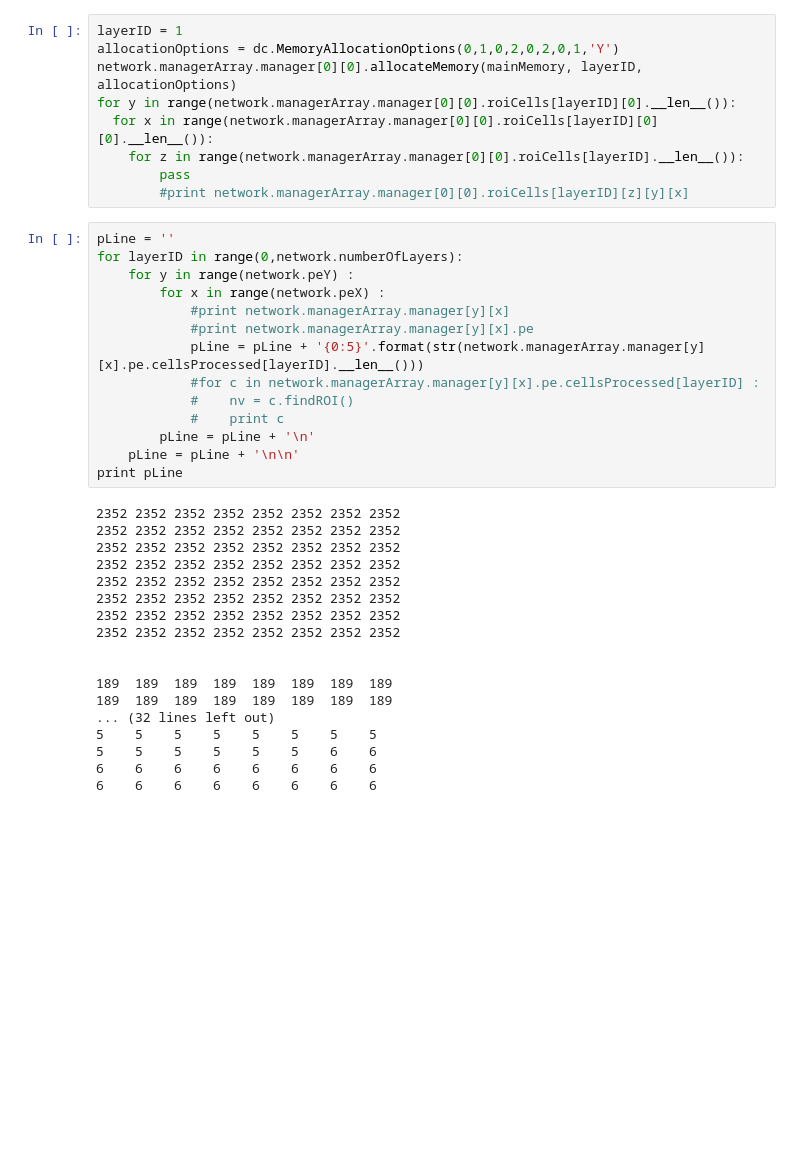
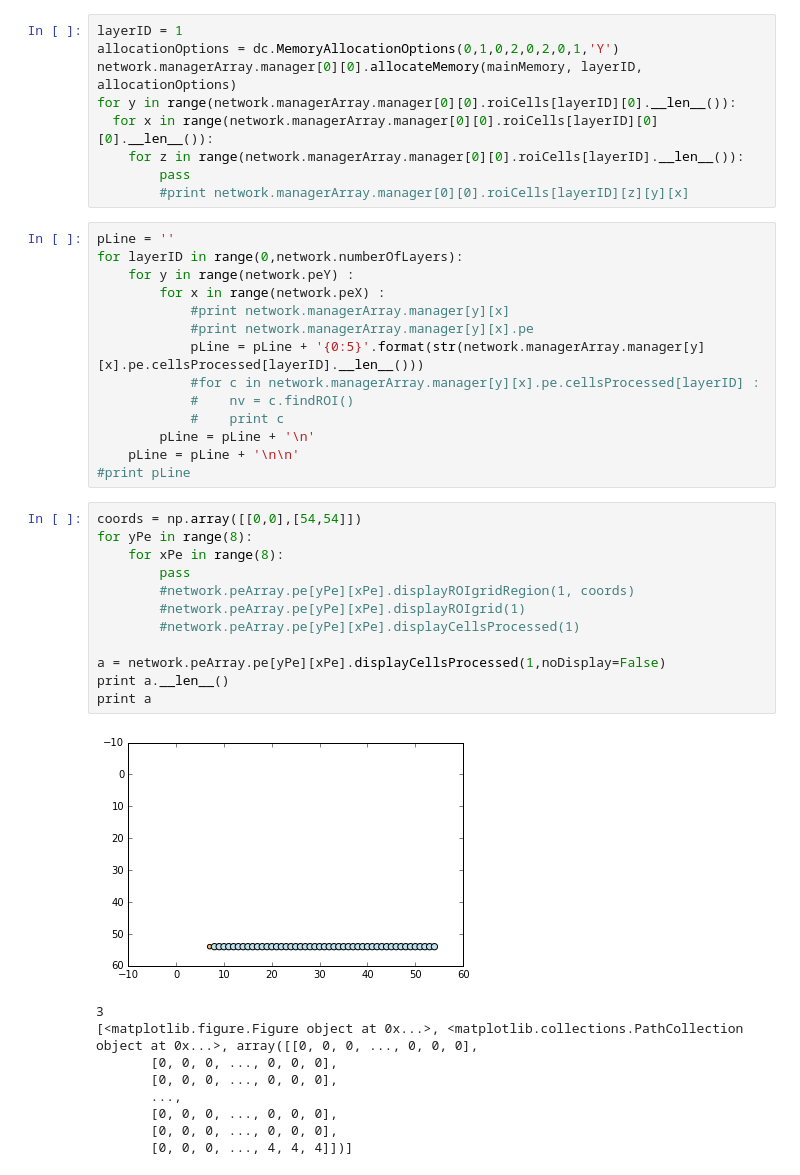
Before and after one commit to lbbaker5900/ece-cortical-MainResearch, a Jupyter notebook: python/DNNconnectivity/dnnConnectivityAndMemoryAllocation.ipynb, the cells around one changed output. Drawn from its saved outputs; the diff is of its cells as text; blank space fills up the shorter version.

Commit message:
Add cellsProcessed animation display (WIP)

```diff
--- a/python/DNNconnectivity/dnnConnectivityAndMemoryAllocation.ipynb
+++ b/python/DNNconnectivity/dnnConnectivityAndMemoryAllocation.ipynb
@@ -146,22 +126,26 @@ for layerID in range(0,network.numberOfLayers):
             #    print c
         pLine = pLine + '\n'
     pLine = pLine + '\n\n'
-print pLine
+#print pLine
-# %% [output]
-2352 2352 2352 2352 2352 2352 2352 2352
-2352 2352 2352 2352 2352 2352 2352 2352
-2352 2352 2352 2352 2352 2352 2352 2352
-2352 2352 2352 2352 2352 2352 2352 2352
-2352 2352 2352 2352 2352 2352 2352 2352
-2352 2352 2352 2352 2352 2352 2352 2352
-2352 2352 2352 2352 2352 2352 2352 2352
-2352 2352 2352 2352 2352 2352 2352 2352
-
-
-189  189  189  189  189  189  189  189
-189  189  189  189  189  189  189  189
-... (32 lines left out)
-5    5    5    5    5    5    5    5
-5    5    5    5    5    5    6    6
-6    6    6    6    6    6    6    6
-6    6    6    6    6    6    6    6
+# %%
+coords = np.array([[0,0],[54,54]])
+for yPe in range(8):
+    for xPe in range(8):
+        pass
+        #network.peArray.pe[yPe][xPe].displayROIgridRegion(1, coords)
+        #network.peArray.pe[yPe][xPe].displayROIgrid(1)
+        #network.peArray.pe[yPe][xPe].displayCellsProcessed(1)
+
+a = network.peArray.pe[yPe][xPe].displayCellsProcessed(1,noDisplay=False)
+print a.__len__()
+print a
+# %% [output]
+[figure, added]
+3
+[<matplotlib.figure.Figure object at 0x...>, <matplotlib.collections.PathCollection object at 0x...>, array([[0, 0, 0, ..., 0, 0, 0],
+       [0, 0, 0, ..., 0, 0, 0],
+       [0, 0, 0, ..., 0, 0, 0],
+       ...,
+       [0, 0, 0, ..., 0, 0, 0],
+       [0, 0, 0, ..., 0, 0, 0],
+       [0, 0, 0, ..., 4, 4, 4]])]
```
Also changed, not shown: parts of 6 cells of this notebook, 1 other file.
